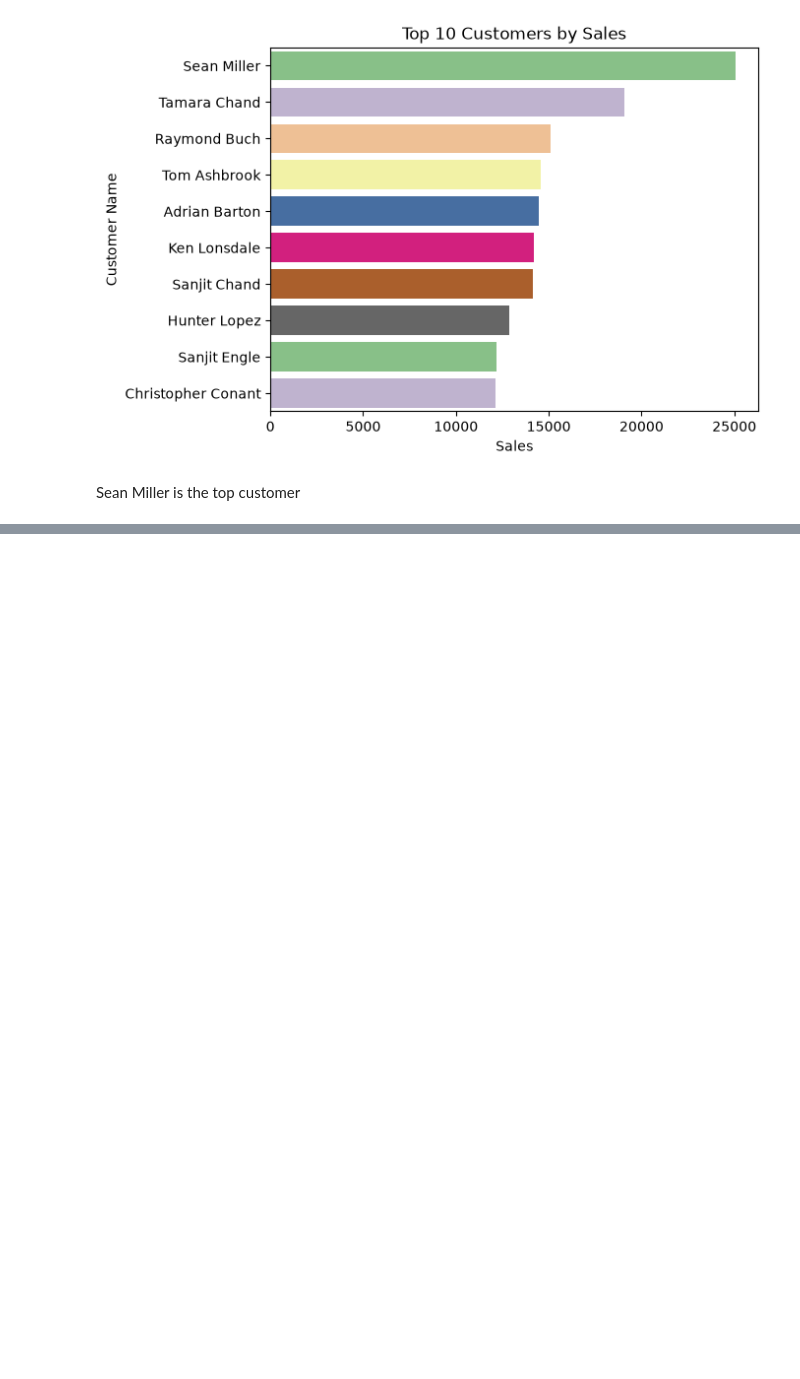
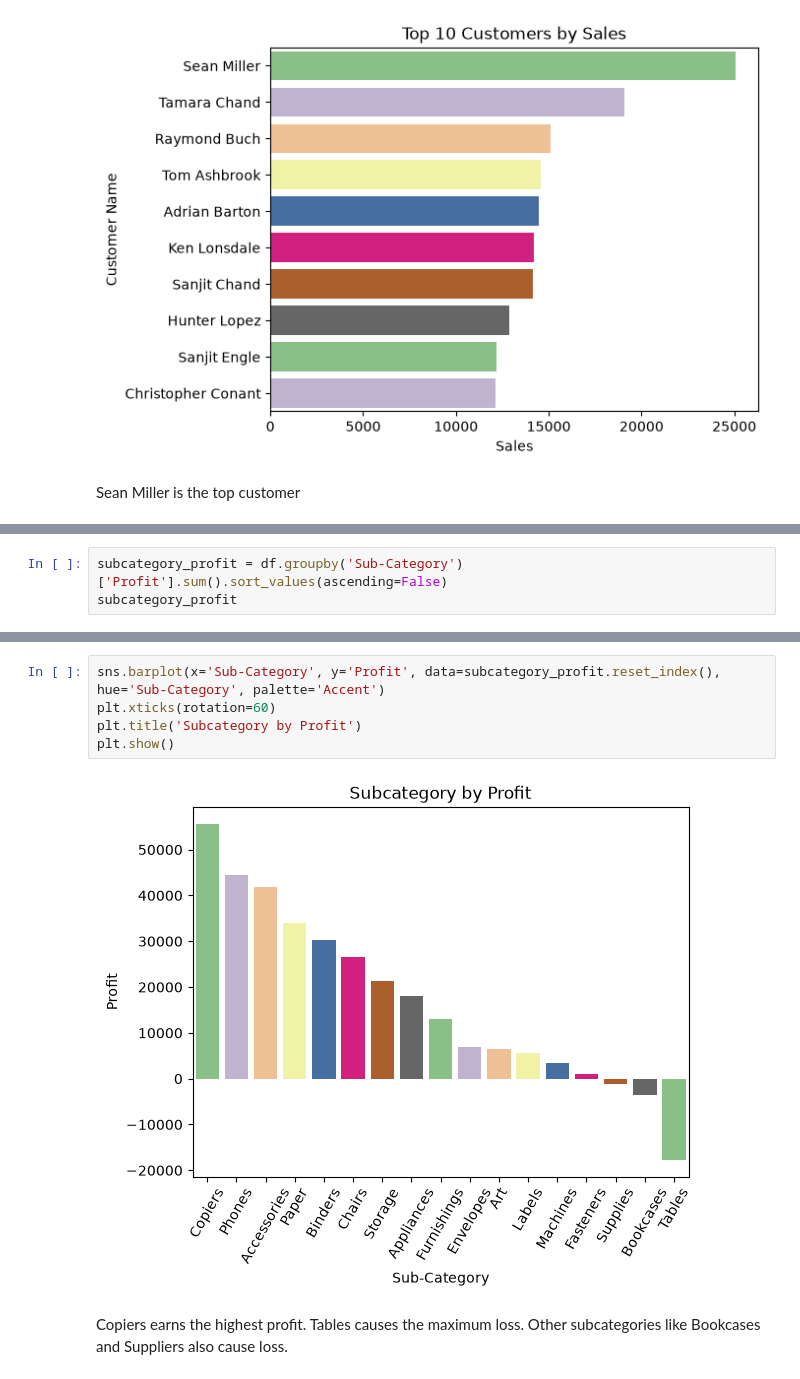
Before and after one commit to vaishnaviniwalkar/Superstore_Sales_Analysis, a Jupyter notebook: notebook/analysis.ipynb, the cells around one changed output, grey strips where cells are left out. Drawn from its saved outputs; the diff is of its cells as text; blank space fills up the shorter version.

```diff
--- a/notebook/analysis.ipynb
+++ b/notebook/analysis.ipynb
@@ -339,0 +399,3 @@ Sean Miller is the top customer
+# %%
+subcategory_profit = df.groupby('Sub-Category')['Profit'].sum().sort_values(ascending=False)
+subcategory_profit
@@ -339,0 +422,9 @@ Sean Miller is the top customer
+# %%
+sns.barplot(x='Sub-Category', y='Profit', data=subcategory_profit.reset_index(), hue='Sub-Category', palette='Accent')
+plt.xticks(rotation=60)
+plt.title('Subcategory by Profit')
+plt.show()
+# %% [output]
+[figure, added]
+# %% [markdown]
+Copiers earns the highest profit. Tables causes the maximum loss. Other subcategories like Bookcases and Suppliers also cause loss.
```
Also changed, not shown: parts of 8 cells of this notebook.
